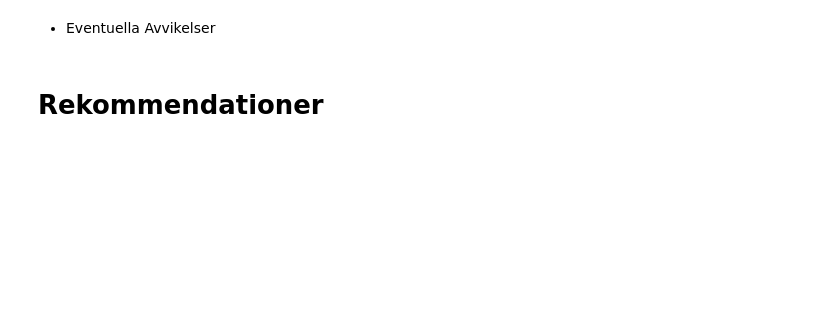
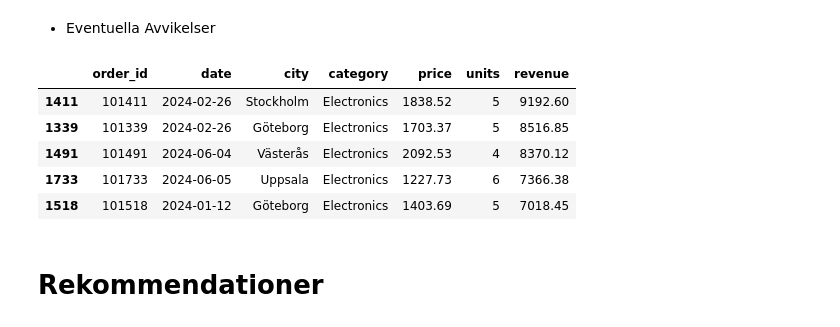
Before and after one commit to Jack-JackAttack/Grupp_A, a Jupyter notebook: Report.ipynb, the cells around one changed output. Cells and saved outputs as stored; diff of their text form; code cells hidden in the pictures; blank space fills up the shorter version.

Commit message:
Added function for outliers in metrics, ecommerce and report. Cleaned up text and added comments in metrics, report. Changed function to load_data for DateTime.

```diff
--- a/Report.ipynb
+++ b/Report.ipynb
@@ -53,6 +73,14 @@ rev_summery
 # %% [markdown]
 - Eventuella Avvikelser
 # %%
-# outliers
+outliers = report.rev_outliers("revenue")
+outliers.head(5)
+# %% [output]
+|  | order_id | date | city | category | price | units | revenue |
+| 1411 | 101411 | 2024-02-26 | Stockholm | Electronics | 1838.52 | 5 | 9192.60 |
+| 1339 | 101339 | 2024-02-26 | Göteborg | Electronics | 1703.37 | 5 | 8516.85 |
+| 1491 | 101491 | 2024-06-04 | Västerås | Electronics | 2092.53 | 4 | 8370.12 |
+| 1733 | 101733 | 2024-06-05 | Uppsala | Electronics | 1227.73 | 6 | 7366.38 |
+| 1518 | 101518 | 2024-01-12 | Göteborg | Electronics | 1403.69 | 5 | 7018.45 |
 # %% [markdown]
 # Rekommendationer
```
Also changed, not shown: parts of 8 cells of this notebook, 4 other files.
